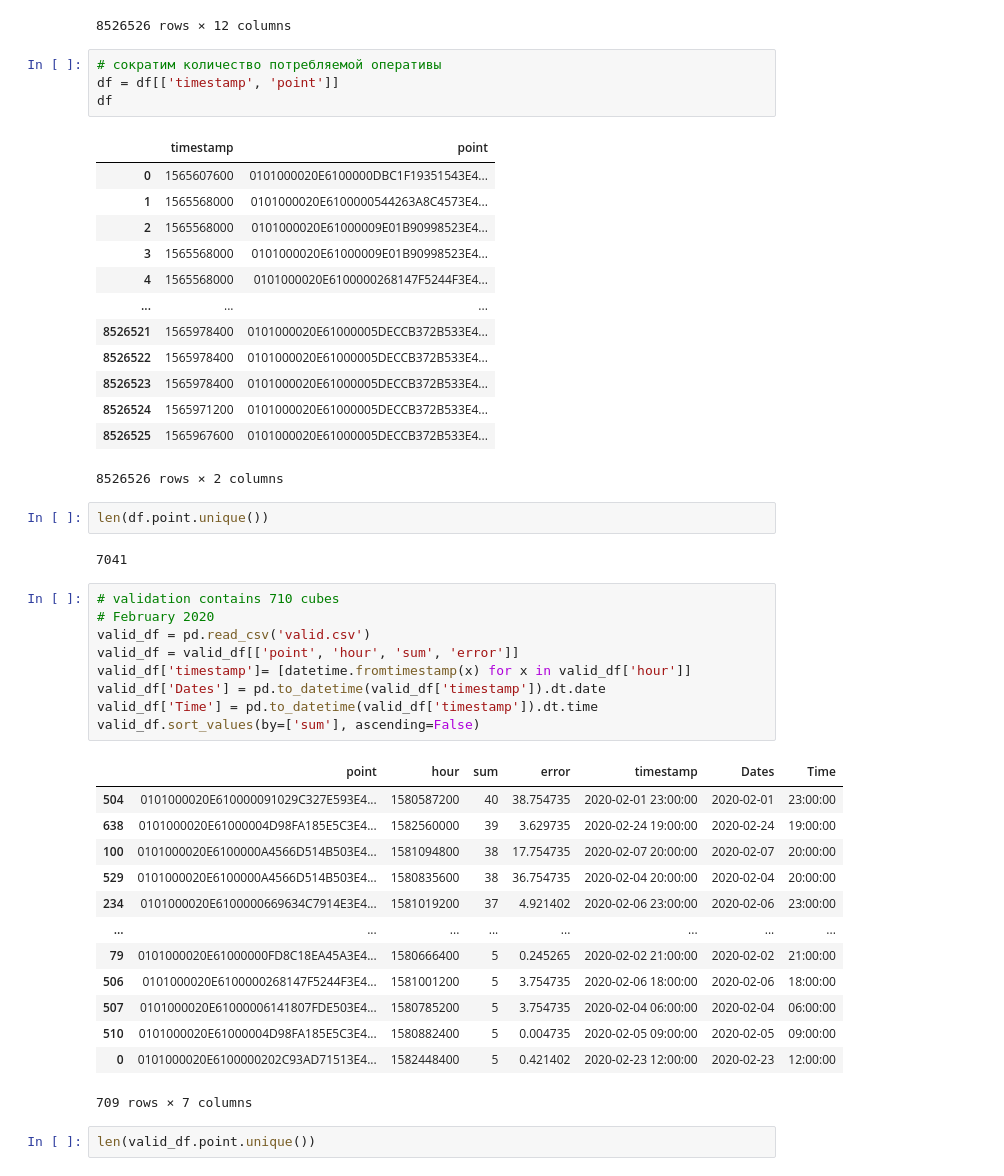
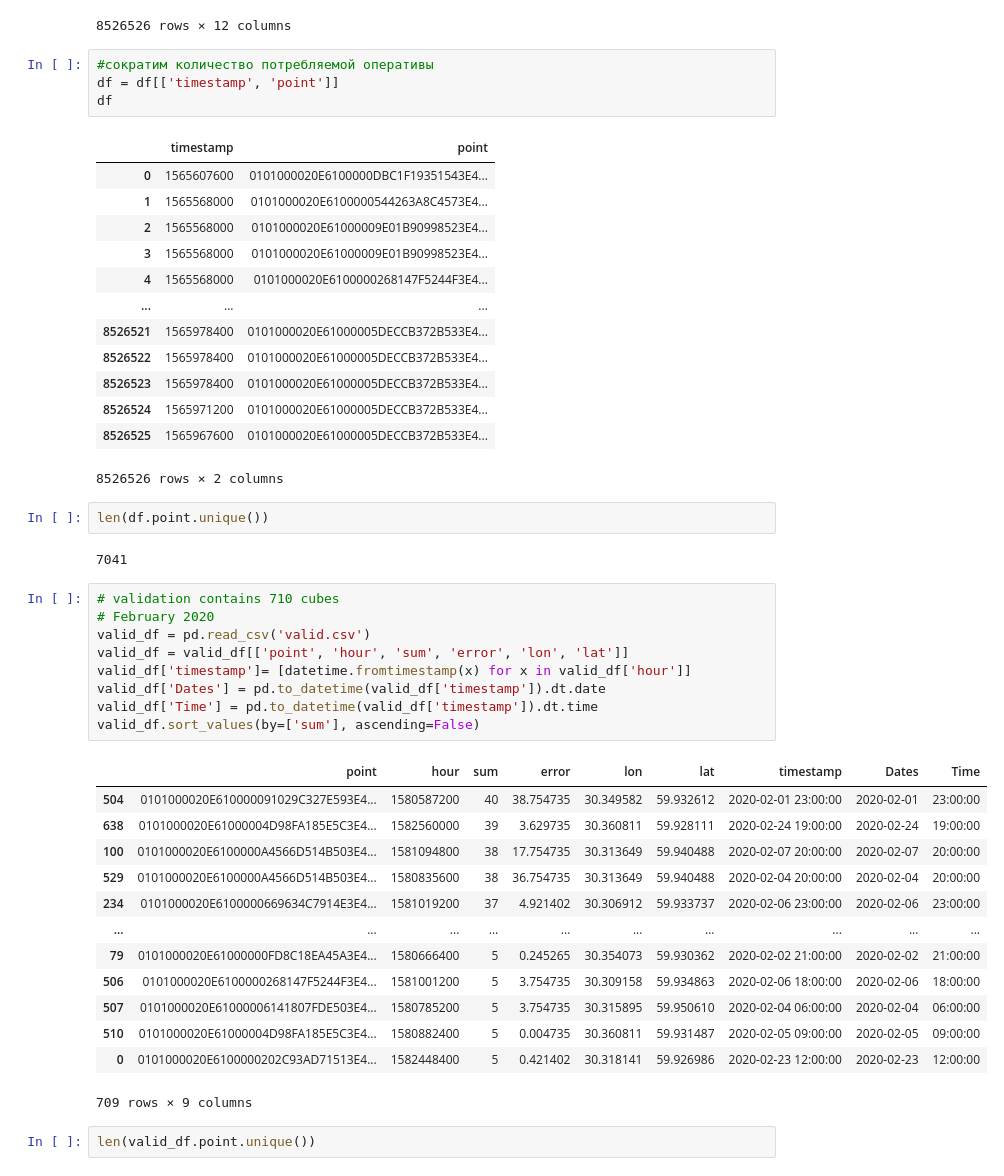
Before and after one commit to AAYamoldin/TrainingPrograms, a Jupyter notebook: Python/ITMO_ Machine_Learning_for_Industrial_Data/Lab1/lab1.ipynb, the cells around one changed output. Saved outputs shown, nothing was run; the diff lists cells and outputs as text.

```diff
--- a/Python/ITMO_ Machine_Learning_for_Industrial_Data/Lab1/lab1.ipynb
+++ b/Python/ITMO_ Machine_Learning_for_Industrial_Data/Lab1/lab1.ipynb
@@ -33,7 +35,7 @@ df
 | 8526525 | 1565967600 | 30.324878 | 59.932612 | 61 | 5 | 37 | 1 | 1 | ... |
 8526526 rows × 12 columns
 # %%
-# сократим количество потребляемой оперативы
+#сократим количество потребляемой оперативы
 df = df[['timestamp', 'point']]
 df
 # %% [output]
@@ -57,26 +59,26 @@ len(df.point.unique())
 # %%
 # validation contains 710 cubes
 # February 2020
 valid_df = pd.read_csv('valid.csv')
-valid_df = valid_df[['point', 'hour', 'sum', 'error']]
+valid_df = valid_df[['point', 'hour', 'sum', 'error', 'lon', 'lat']]
 valid_df['timestamp']= [datetime.fromtimestamp(x) for x in valid_df['hour']]
 valid_df['Dates'] = pd.to_datetime(valid_df['timestamp']).dt.date
 valid_df['Time'] = pd.to_datetime(valid_df['timestamp']).dt.time
 valid_df.sort_values(by=['sum'], ascending=False)
 # %% [output]
-|  | point | hour | sum | error | timestamp | Dates | Time |
-| 504 | 0101000020E610000091029C327E593E4... | 1580587200 | 40 | 38.754735 | 2020-02-01 23:00:00 | 2020-02-01 | 23:00:00 |
-| 638 | 0101000020E61000004D98FA185E5C3E4... | 1582560000 | 39 | 3.629735 | 2020-02-24 19:00:00 | 2020-02-24 | 19:00:00 |
-| 100 | 0101000020E6100000A4566D514B503E4... | 1581094800 | 38 | 17.754735 | 2020-02-07 20:00:00 | 2020-02-07 | 20:00:00 |
-| 529 | 0101000020E6100000A4566D514B503E4... | 1580835600 | 38 | 36.754735 | 2020-02-04 20:00:00 | 2020-02-04 | 20:00:00 |
-| 234 | 0101000020E6100000669634C7914E3E4... | 1581019200 | 37 | 4.921402 | 2020-02-06 23:00:00 | 2020-02-06 | 23:00:00 |
-| ... | ... | ... | ... | ... | ... | ... | ... |
-| 79 | 0101000020E61000000FD8C18EA45A3E4... | 1580666400 | 5 | 0.245265 | 2020-02-02 21:00:00 | 2020-02-02 | 21:00:00 |
-| 506 | 0101000020E6100000268147F5244F3E4... | 1581001200 | 5 | 3.754735 | 2020-02-06 18:00:00 | 2020-02-06 | 18:00:00 |
-| 507 | 0101000020E61000006141807FDE503E4... | 1580785200 | 5 | 3.754735 | 2020-02-04 06:00:00 | 2020-02-04 | 06:00:00 |
-| 510 | 0101000020E61000004D98FA185E5C3E4... | 1580882400 | 5 | 0.004735 | 2020-02-05 09:00:00 | 2020-02-05 | 09:00:00 |
-| 0 | 0101000020E6100000202C93AD71513E4... | 1582448400 | 5 | 0.421402 | 2020-02-23 12:00:00 | 2020-02-23 | 12:00:00 |
+|  | point | hour | sum | error | lon | lat | timestamp | Dates | Time |
+| 504 | 0101000020E610000091029C327E593E4... | 1580587200 | 40 | 38.754735 | 30.349582 | 59.932612 | 2020-02-01 23:00:00 | 2020-02-01 | 23:00:00 |
+| 638 | 0101000020E61000004D98FA185E5C3E4... | 1582560000 | 39 | 3.629735 | 30.360811 | 59.928111 | 2020-02-24 19:00:00 | 2020-02-24 | 19:00:00 |
+| 100 | 0101000020E6100000A4566D514B503E4... | 1581094800 | 38 | 17.754735 | 30.313649 | 59.940488 | 2020-02-07 20:00:00 | 2020-02-07 | 20:00:00 |
+| 529 | 0101000020E6100000A4566D514B503E4... | 1580835600 | 38 | 36.754735 | 30.313649 | 59.940488 | 2020-02-04 20:00:00 | 2020-02-04 | 20:00:00 |
+| 234 | 0101000020E6100000669634C7914E3E4... | 1581019200 | 37 | 4.921402 | 30.306912 | 59.933737 | 2020-02-06 23:00:00 | 2020-02-06 | 23:00:00 |
+| ... | ... | ... | ... | ... | ... | ... | ... | ... | ... |
+| 79 | 0101000020E61000000FD8C18EA45A3E4... | 1580666400 | 5 | 0.245265 | 30.354073 | 59.930362 | 2020-02-02 21:00:00 | 2020-02-02 | 21:00:00 |
+| 506 | 0101000020E6100000268147F5244F3E4... | 1581001200 | 5 | 3.754735 | 30.309158 | 59.934863 | 2020-02-06 18:00:00 | 2020-02-06 | 18:00:00 |
+| 507 | 0101000020E61000006141807FDE503E4... | 1580785200 | 5 | 3.754735 | 30.315895 | 59.950610 | 2020-02-04 06:00:00 | 2020-02-04 | 06:00:00 |
+| 510 | 0101000020E61000004D98FA185E5C3E4... | 1580882400 | 5 | 0.004735 | 30.360811 | 59.931487 | 2020-02-05 09:00:00 | 2020-02-05 | 09:00:00 |
+| 0 | 0101000020E6100000202C93AD71513E4... | 1582448400 | 5 | 0.421402 | 30.318141 | 59.926986 | 2020-02-23 12:00:00 | 2020-02-23 | 12:00:00 |
-709 rows × 7 columns
+709 rows × 9 columns
 # %%
 len(valid_df.point.unique())
 # %% [output]
```
Also changed, not shown: parts of 5 cells of this notebook.
